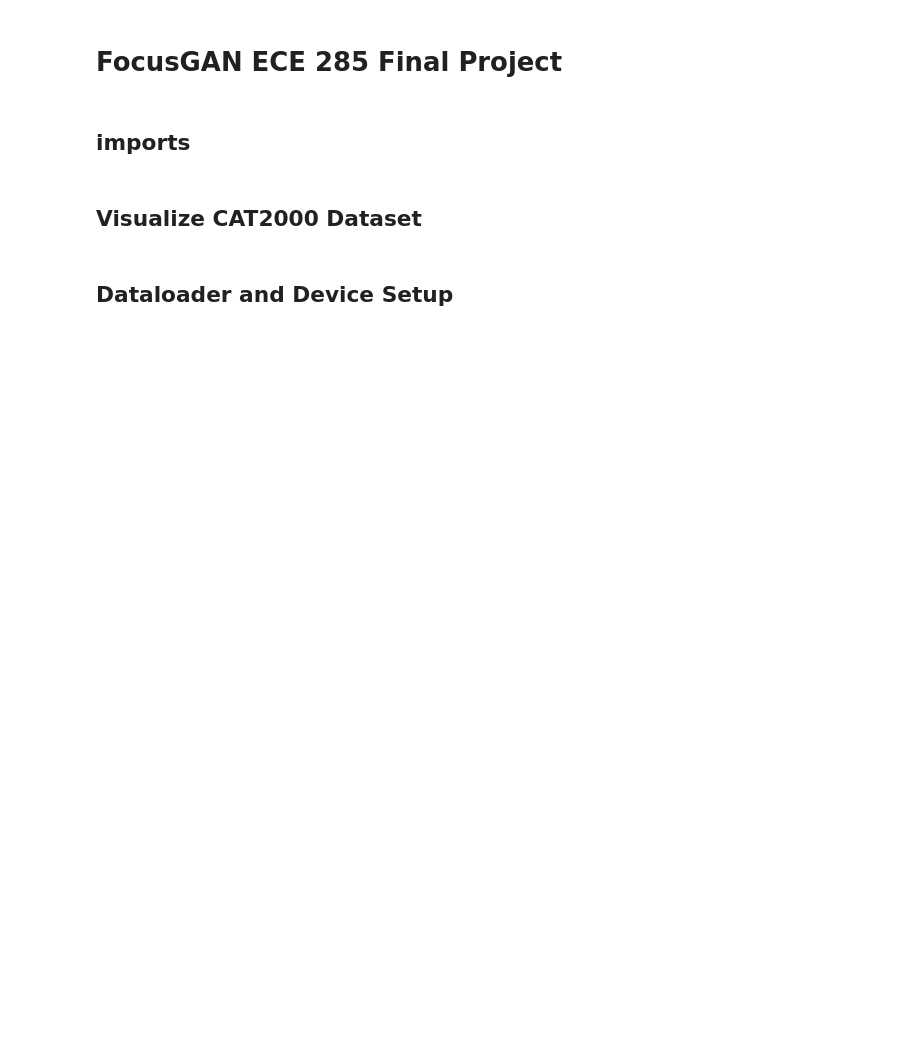
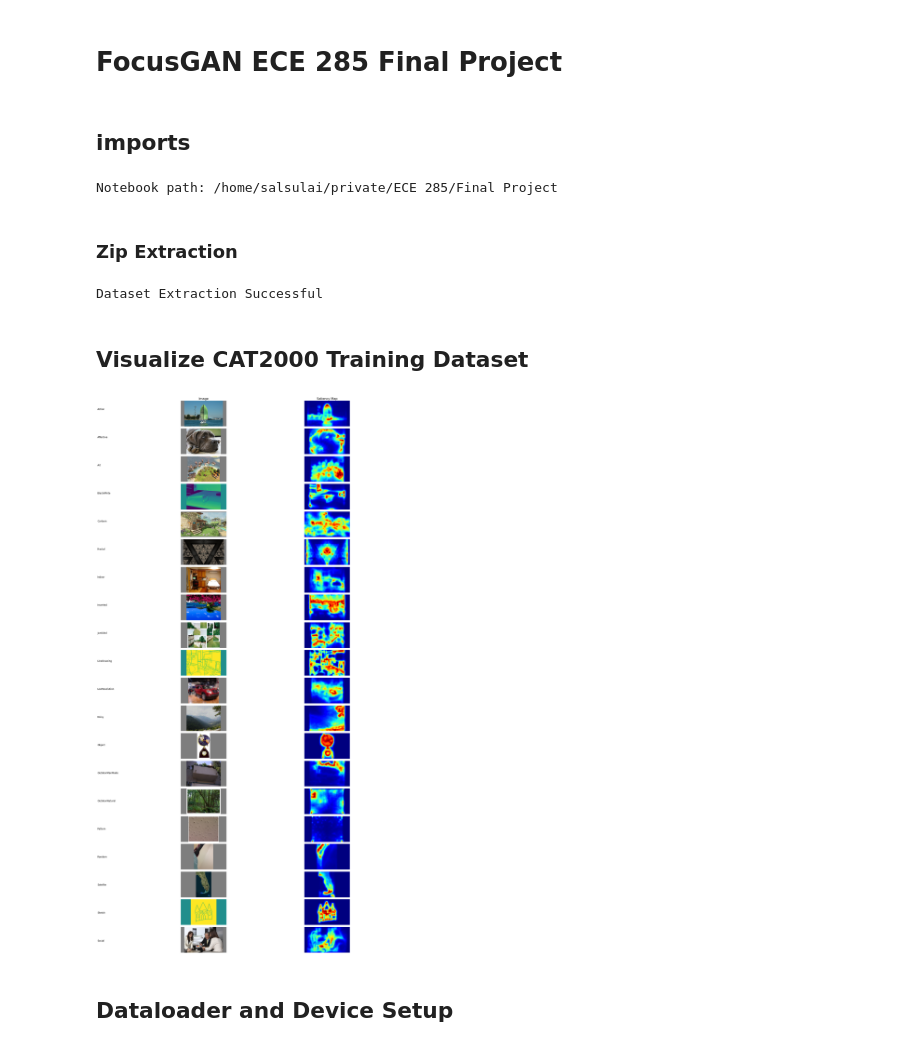
Before and after one commit to saudalsulaiman/FocusGAN_ECE285, a Jupyter notebook: FocusGAN.ipynb, the cells around one changed output. Cells and saved outputs as stored; diff of their text form; code cells hidden in the pictures; blank space fills up the shorter version.

Commit message:
completed data visualization, dataloader, and device setup

```diff
--- a/FocusGAN.ipynb
+++ b/FocusGAN.ipynb
@@ -2,7 +2,82 @@
 # FocusGAN ECE 285 Final Project
 # %% [markdown]
 ## imports
+# %%
+import zipfile
+import requests
+import os
+import random
+import matplotlib.pyplot as plt
+from sklearn.model_selection import train_test_split
+import torch
+
+notebook_path = os.getcwd()
+print("Notebook path:", notebook_path)
+# %% [output]
+Notebook path: /home/salsulai/private/ECE 285/Final Project
+# %% [markdown]
+### Zip Extraction
+# %%
+#file paths
+test_path = '/home/salsulai/private/ECE 285/Final Project/testSet.zip'
+train_path = '/home/salsulai/private/ECE 285/Final Project/trainSet.zip'
+extract_dir = '/home/salsulai/private/ECE 285/Final Project'
+
+# Extraction
+with zipfile.ZipFile(test_path, 'r') as zip_ref:
+    zip_ref.extractall(extract_dir)
+with zipfile.ZipFile(train_path, 'r') as zip_ref:
+    zip_ref.extractall(extract_dir)
+print("Dataset Extraction Successful")
+# %% [output]
+Dataset Extraction Successful
 # %% [markdown]
-## Visualize CAT2000 Dataset
+## Visualize CAT2000 Training Dataset
+# %%
+Categories = ["Action","Affective","Art","BlackWhite","Cartoon","Fractal","Indoor","Inverted","Jumbled","LineDrawing",
+"LowResolution","Noisy","Object","OutdoorManMade","OutdoorNatural","Pattern","Random","Satelite","Sketch","Social"]
+
+
+
+file_list = os.listdir(extract_dir + "/trainSet/Stimuli/Action")
+random_image = random.choice(file_list)
+
+rows = 20
+cols = 2
+
+fig, axes = plt.subplots(rows, cols, figsize=(24, 40))
+x = 0
+for i in Categories:
+    file_list_stim = os.listdir(extract_dir + "/trainSet/Stimuli/" + i)
+    random_image = random.choice(file_list_stim)
+    image_path = os.path.join(extract_dir + "/trainSet/Stimuli/" + i, random_image)
+    saliency_map = random_image.replace(".jpg","")+ "_SaliencyMap.jpg"
+    saliency_map_path = os.path.join(extract_dir + "/trainSet/Stimuli/" + i + "/Output/", saliency_map )
+    image = plt.imread(image_path)
+    saliency_map = plt.imread(saliency_map_path)
+
+    #display random image from trainset category
+    axes[x, 0].imshow(image)
+    axes[x, 0].axis('off')
+
+    #display its respective saliency map
+    axes[x, 1].imshow(saliency_map, cmap='jet')  # Adjust cmap as needed
+    axes[x, 1].axis('off')
+
+    #Column title
+    if x == 0:
+        axes[x, 0].set_title('Image', fontsize=16)
+        axes[x, 1].set_title('Saliency Map', fontsize=16)
+
+    # Row labels
+    fig.text(0, (rows-x-0.5)/rows, i, ha='left', va='center', fontsize=12)
+
+    x += 1
+
+
+plt.tight_layout()
+plt.show()
+# %% [output]
+[figure, added]
 # %% [markdown]
 ## Dataloader and Device Setup
```
Also changed, not shown: parts of 1 cell of this notebook.
